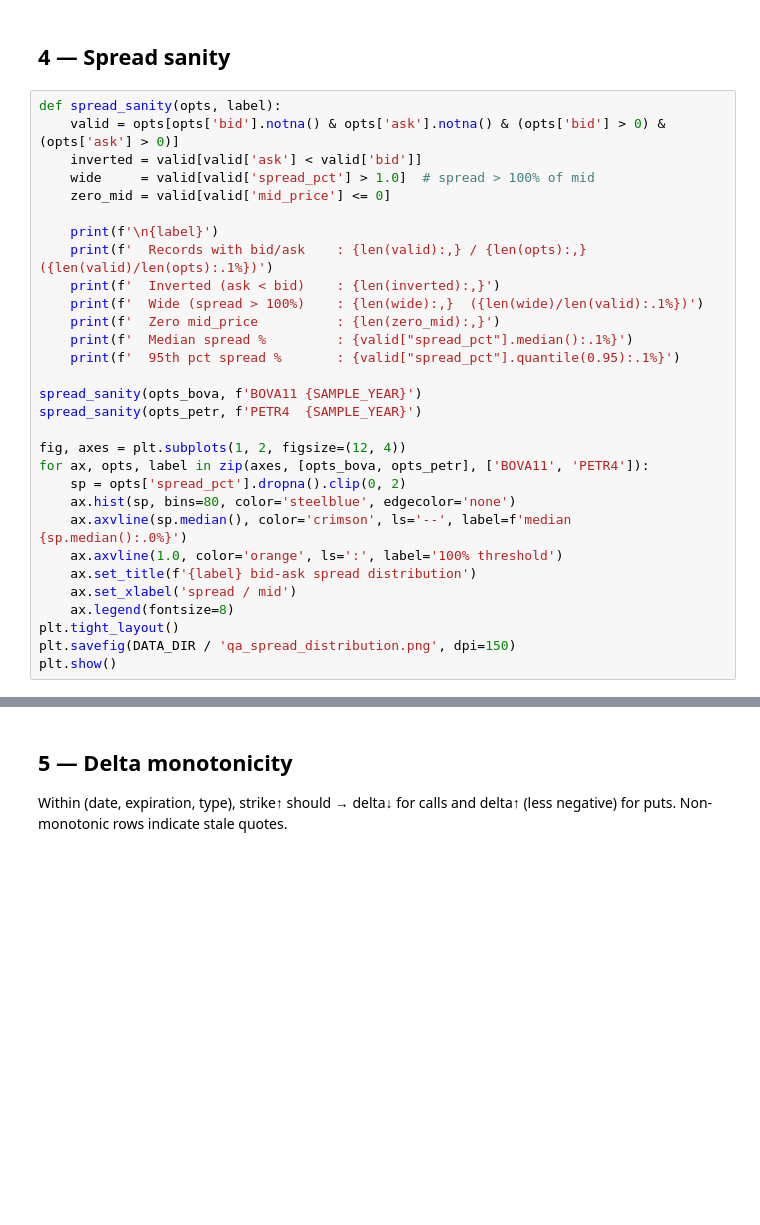
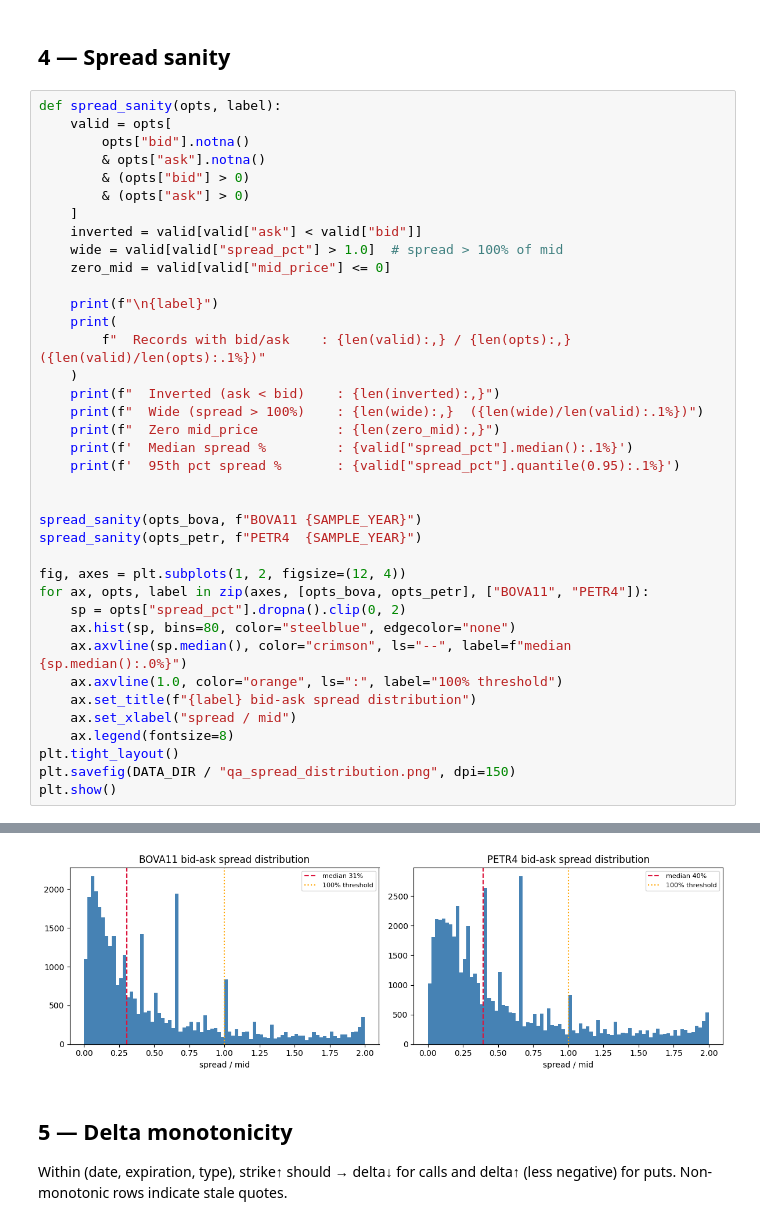
Before and after one commit to osteiner78/options-backtest, a Jupyter notebook: research/B3 - data quality checks.ipynb, the cells around one changed output, grey strips where cells are left out. Cells and saved outputs as stored; diff of their text form; blank space fills up the shorter version.

```diff
--- a/research/B3 - data quality checks.ipynb
+++ b/research/B3 - data quality checks.ipynb
@@ -211,31 +326,40 @@ coverage_check(opts_petr, f'PETR4  {SAMPLE_YEAR}')
 ## 4 — Spread sanity
 # %%
 def spread_sanity(opts, label):
-    valid = opts[opts['bid'].notna() & opts['ask'].notna() & (opts['bid'] > 0) & (opts['ask'] > 0)]
-    inverted = valid[valid['ask'] < valid['bid']]
-    wide     = valid[valid['spread_pct'] > 1.0]  # spread > 100% of mid
-    zero_mid = valid[valid['mid_price'] <= 0]
+    valid = opts[
+        opts["bid"].notna()
+        & opts["ask"].notna()
+        & (opts["bid"] > 0)
+        & (opts["ask"] > 0)
+    ]
+    inverted = valid[valid["ask"] < valid["bid"]]
+    wide = valid[valid["spread_pct"] > 1.0]  # spread > 100% of mid
+    zero_mid = valid[valid["mid_price"] <= 0]
 
-    print(f'\n{label}')
-    print(f'  Records with bid/ask    : {len(valid):,} / {len(opts):,}  ({len(valid)/len(opts):.1%})')
-    print(f'  Inverted (ask < bid)    : {len(inverted):,}')
-    print(f'  Wide (spread > 100%)    : {len(wide):,}  ({len(wide)/len(valid):.1%})')
-    print(f'  Zero mid_price          : {len(zero_mid):,}')
+    print(f"\n{label}")
+    print(
+        f"  Records with bid/ask    : {len(valid):,} / {len(opts):,}  ({len(valid)/len(opts):.1%})"
+    )
+    print(f"  Inverted (ask < bid)    : {len(inverted):,}")
+    print(f"  Wide (spread > 100%)    : {len(wide):,}  ({len(wide)/len(valid):.1%})")
+    print(f"  Zero mid_price          : {len(zero_mid):,}")
     print(f'  Median spread %         : {valid["spread_pct"].median():.1%}')
     print(f'  95th pct spread %       : {valid["spread_pct"].quantile(0.95):.1%}')
 
-spread_sanity(opts_bova, f'BOVA11 {SAMPLE_YEAR}')
-spread_sanity(opts_petr, f'PETR4  {SAMPLE_YEAR}')
+
+spread_sanity(opts_bova, f"BOVA11 {SAMPLE_YEAR}")
+spread_sanity(opts_petr, f"PETR4  {SAMPLE_YEAR}")
 
 fig, axes = plt.subplots(1, 2, figsize=(12, 4))
-for ax, opts, label in zip(axes, [opts_bova, opts_petr], ['BOVA11', 'PETR4']):
-    sp = opts['spread_pct'].dropna().clip(0, 2)
-    ax.hist(sp, bins=80, color='steelblue', edgecolor='none')
-    ax.axvline(sp.median(), color='crimson', ls='--', label=f'median {sp.median():.0%}')
-    ax.axvline(1.0, color='orange', ls=':', label='100% threshold')
-    ax.set_title(f'{label} bid-ask spread distribution')
-    ax.set_xlabel('spread / mid')
+for ax, opts, label in zip(axes, [opts_bova, opts_petr], ["BOVA11", "PETR4"]):
+    sp = opts["spread_pct"].dropna().clip(0, 2)
+    ax.hist(sp, bins=80, color="steelblue", edgecolor="none")
+    ax.axvline(sp.median(), color="crimson", ls="--", label=f"median {sp.median():.0%}")
+    ax.axvline(1.0, color="orange", ls=":", label="100% threshold")
+    ax.set_title(f"{label} bid-ask spread distribution")
+    ax.set_xlabel("spread / mid")
     ax.legend(fontsize=8)
 plt.tight_layout()
-plt.savefig(DATA_DIR / 'qa_spread_distribution.png', dpi=150)
+plt.savefig(DATA_DIR / "qa_spread_distribution.png", dpi=150)
 plt.show()
+# %% [output]
@@ -242,3 +381,4 @@ plt.show()
+[figure, added]
 # %% [markdown]
 ## 5 — Delta monotonicity
 
```
Also changed, not shown: parts of 14 cells of this notebook, 5 other files.
